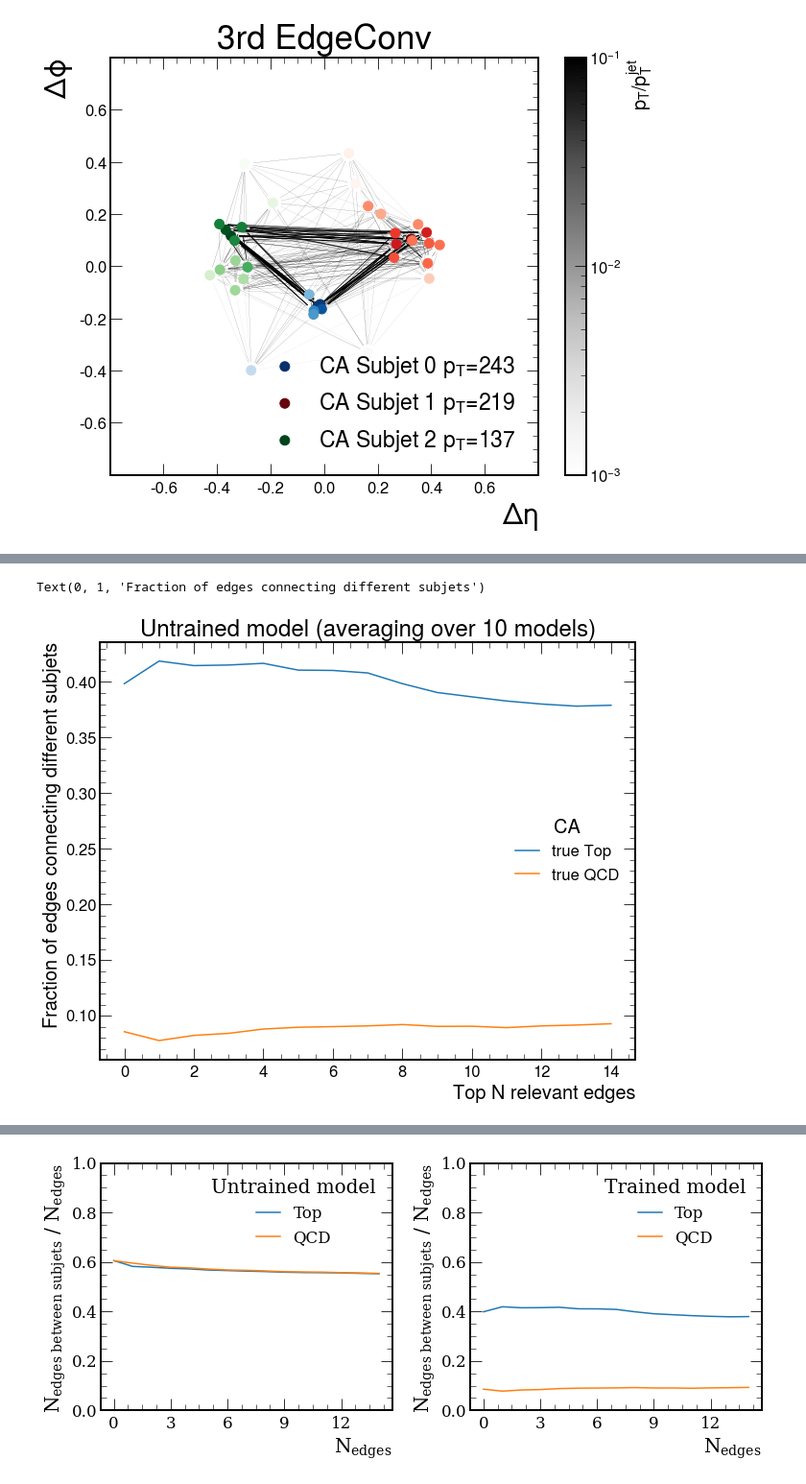
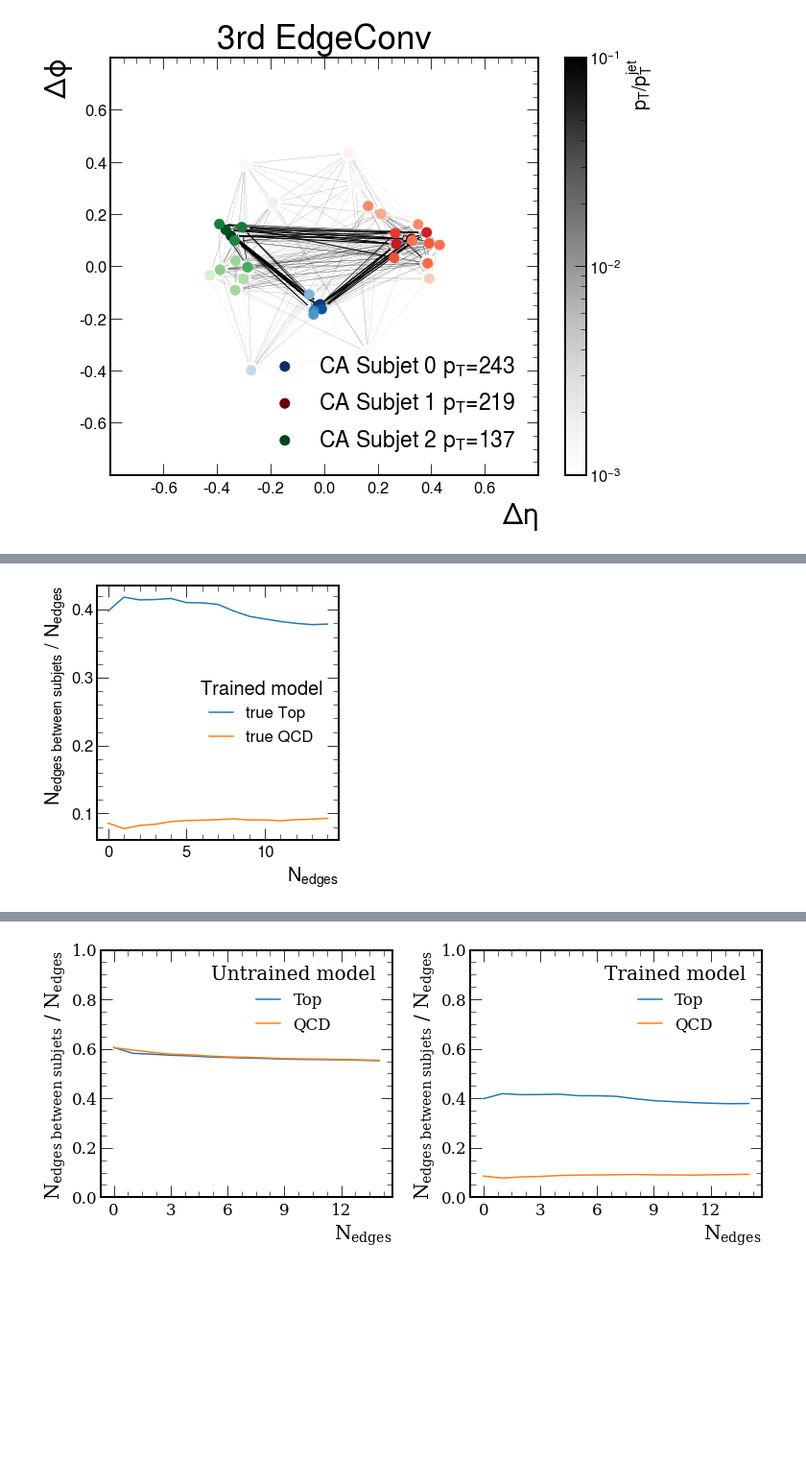
Before and after one commit to farakiko/xai4hep, a Jupyter notebook: binder/fastjet.ipynb, the cells around one changed output, grey strips where cells are left out. Shown at 96% size. Saved outputs shown, nothing was run; the diff lists cells and outputs as text; code cells hidden in the pictures; blank space fills up the shorter version.

```diff
--- a/binder/fastjet.ipynb
+++ b/binder/fastjet.ipynb
@@ -664,27 +672,21 @@ skipping jet # 537
-# %%
-top_fraction = top_diff/(top_same+top_diff)
-qcd_fraction = qcd_diff/(qcd_same+qcd_diff)
-
-import pickle as pkl
-
-with open('/xai4hepvol/trained_top_fraction.pkl', 'wb') as f:
-    pkl.dump(top_fraction, f)
-with open('/xai4hepvol/trained_qcd_fraction.pkl', 'wb') as f:
-    pkl.dump(qcd_fraction, f)
+# %%
+# trained model
+trained_top_fraction, trained_qcd_fraction = scaling_up(trained=True)
 # %%
-with open('/xai4hepvol/trained_top_fraction.pkl', 'rb') as f:
+# load and plot
+with open('/xai4hepvol/trained_top_fraction2.pkl', 'rb') as f:
     trained_top_fraction = pkl.load(f)
-with open('/xai4hepvol/trained_qcd_fraction.pkl', 'rb') as f:
+with open('/xai4hepvol/trained_qcd_fraction2.pkl', 'rb') as f:
     trained_qcd_fraction = pkl.load(f)
 
-fig, ax = plt.subplots(figsize=(10, 8))
+fig, ax = plt.subplots(figsize=(5, 5))
 ax.plot(range(len(trained_top_fraction)), trained_top_fraction, label='true Top')
 ax.plot(range(len(trained_qcd_fraction)), trained_qcd_fraction, label='true QCD')
 
-plt.legend(title=f"{LABEL[JET_ALGO]}")
-ax.set_title('Untrained model (averaging over 10 models)')
-ax.set_xlabel(r"Top N relevant edges")
-ax.set_ylabel(r"Fraction of edges connecting different subjets")
+ax.legend(title='Trained model')
+ax.set_xlabel(r'$N_{edges}$', fontsize=20)
+ax.set_ylabel(r'$N_{edges \ between \ subjets}$ / $N_{edges}$', fontsize=20)
+fig.tight_layout()
+plt.show()
 # %% [output]
-Text(0, 1, 'Fraction of edges connecting different subjets')
-[figure, old version]
+[figure, new version]
```
Also changed, not shown: parts of 19 cells of this notebook.
